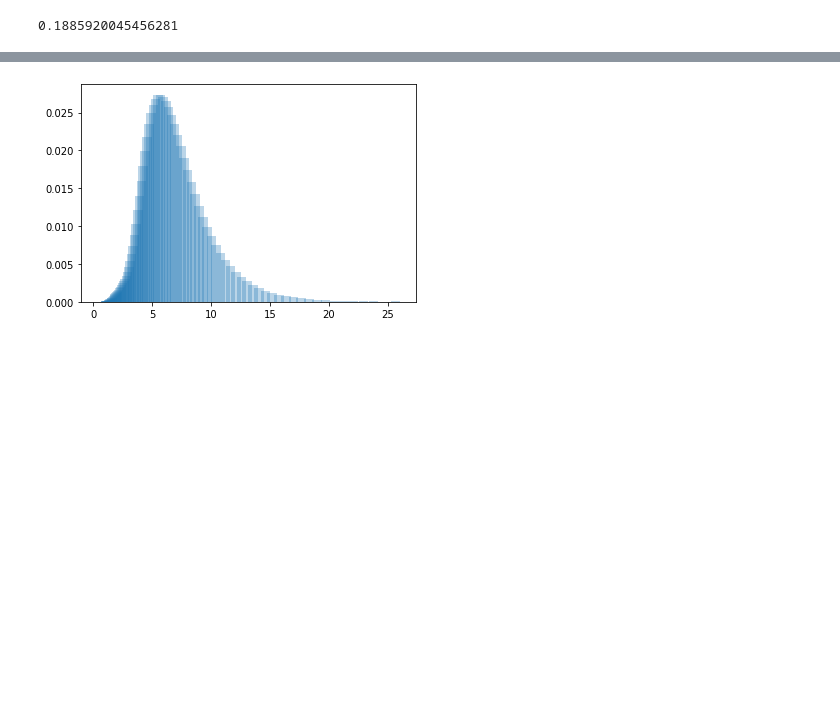
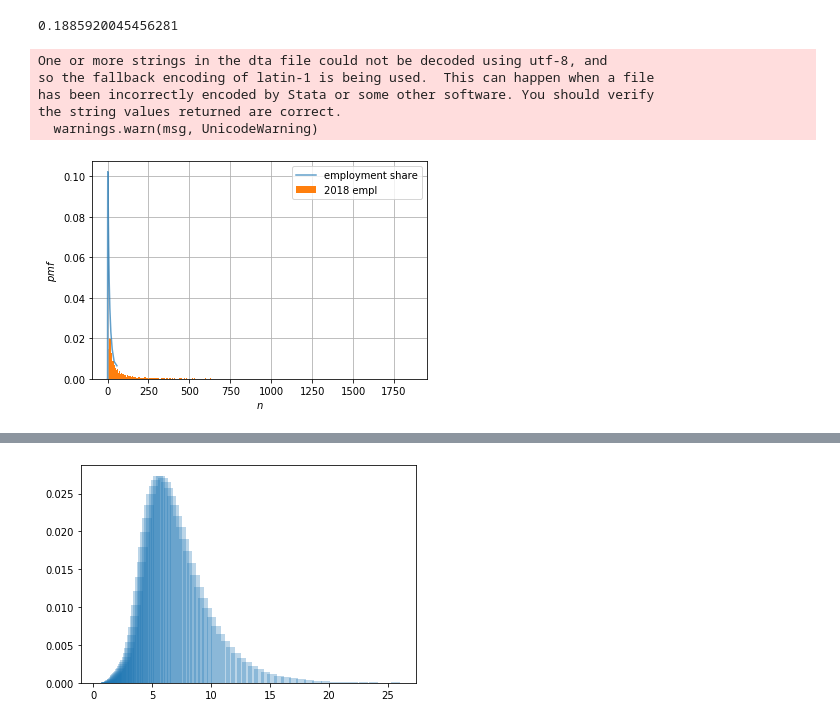
Before and after one commit to WenhsunWu/Economics, a Jupyter notebook: International Trade/Hopenhayn.ipynb, the cells around one changed output, grey strips where cells are left out. Saved outputs shown, nothing was run; the diff lists cells and outputs as text; code cells hidden in the pictures; blank space fills up the shorter version.

```diff
--- a/International Trade/Hopenhayn.ipynb
+++ b/International Trade/Hopenhayn.ipynb
@@ -764,3 +765,27 @@ res.exit_rate
 103.22180148441664
 0.18859200454562822
 0.1885920045456281
+# %%
+dtc = pd.read_stata('C:/Users/wenxu/Downloads/hw1_q1_data.dta')
+# %% [output]
+One or more strings in the dta file could not be decoded using utf-8, and
+so the fallback encoding of latin-1 is being used.  This can happen when a file
+has been incorrectly encoded by Stata or some other software. You should verify
+the string values returned are correct.
+  warnings.warn(msg, UnicodeWarning)
+# %%
+select_year_2018 = dtc.loc[dtc['year'] == '2018']
+# %%
+select_year_2018_empl = select_year_2018["empl"]
+# %%
+test.ce = 1
+test.cf = 0.1
+res = test.solve_model()
+fig, ax = plt.subplots()
+ax.plot(res.n_vals, res.mu*res.n_vals/res.total_employment, alpha=0.7, label='employment share')
+ax = select_year_2018_empl.hist(bins=500, density=True, label='2018 empl')
+ax.set_xlabel('$n$')
+ax.set_ylabel('$pmf$')
+ax.legend();
+# %% [output]
+[figure, added]
```
Also changed, not shown: parts of 2 cells of this notebook.
